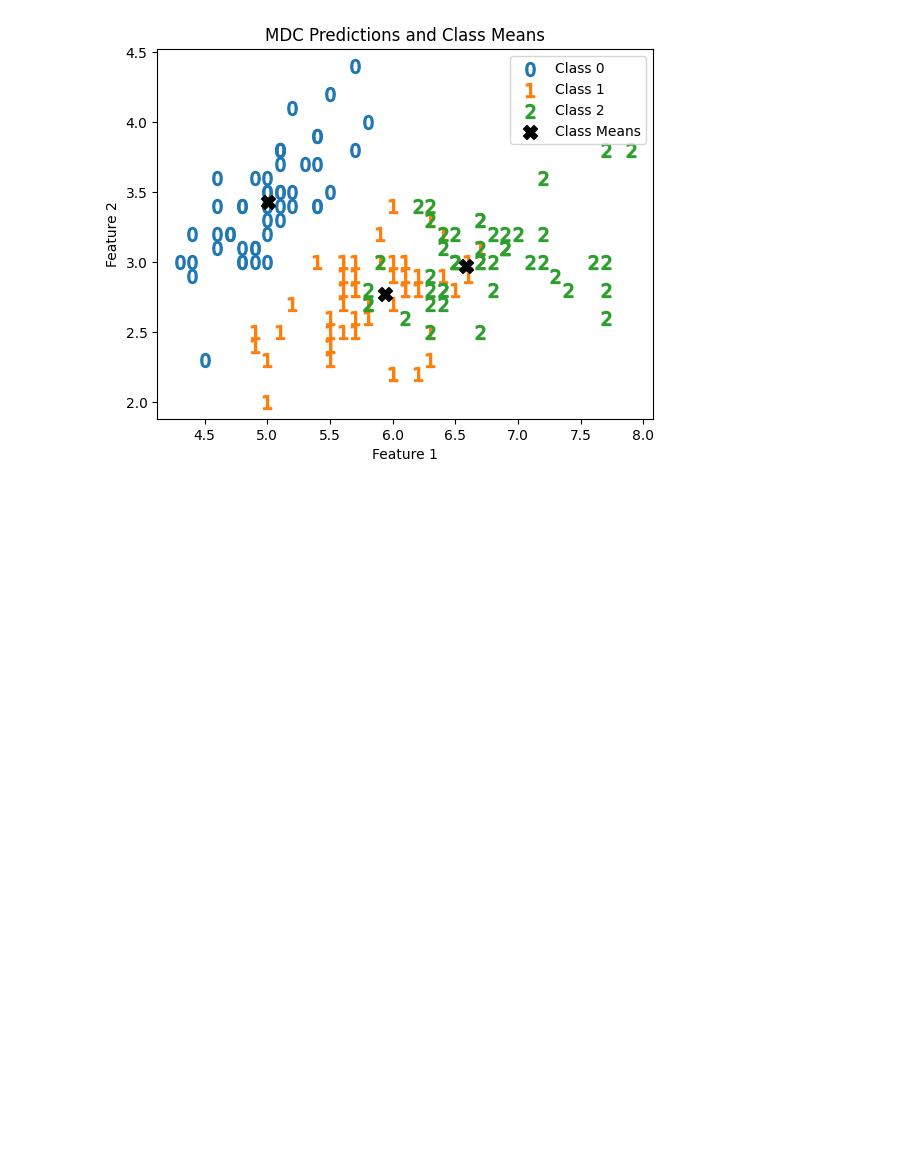
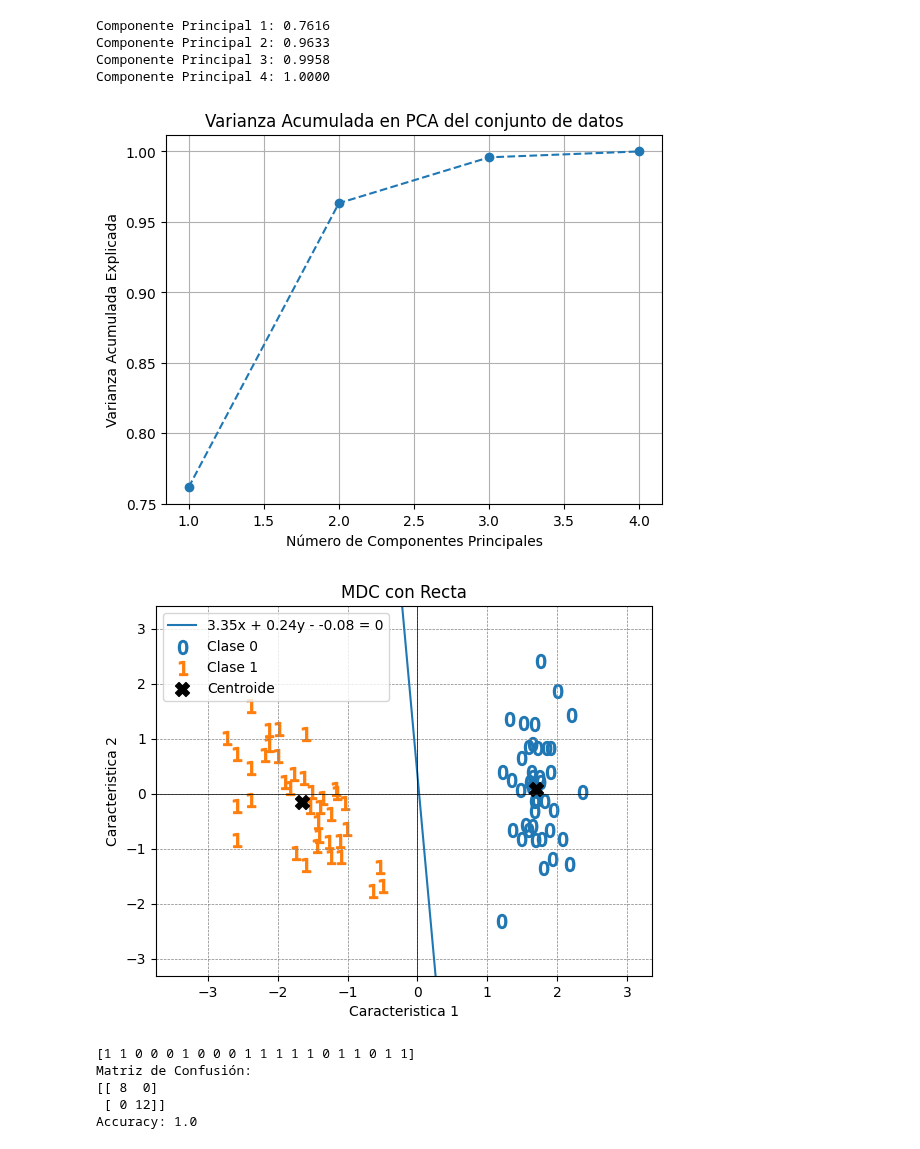
Before and after one commit to DiegoCastr00/VisionArtificial, a Jupyter notebook: MinimunClass.ipynb, the cells around one changed output. Cells and saved outputs as stored; diff of their text form; code cells hidden in the pictures; blank space fills up the shorter version.

```diff
--- a/MinimunClass.ipynb
+++ b/MinimunClass.ipynb
@@ -67,6 +0,0 @@ class MDC():
-# %%
-MDCIris = MDC()
-MDCIris.getCentroids(data, target)
-MDCIris.getGraphics(data)
-# %% [output]
-[figure, removed]
@@ -72,0 +18,42 @@ MDCIris.getGraphics(data)
+# %%
+data = iris.data[:100, :]  # Tomar solo los primeros 100 datos
+target = iris.target[:100]
+pca = PCA(data,2)
+PCA_varianza(data)
+MDCIris = MDC()
+
+np.random.seed(42)
+
+indices = np.arange(pca.shape[0])
+np.random.shuffle(indices)
+
+train_size = int(0.8 * len(indices))
+
+train_indices = indices[:train_size]
+test_indices = indices[train_size:]
+
+X_train, y_train = pca[train_indices], target[train_indices]
+X_test, y_test = pca[test_indices], target[test_indices]
+
+MDCIris.getCentroids(X_train, y_train)
+MDCIris.getGraphicsConRecta(X_train)
+print(MDCIris.predict(X_test))
+
+cm = confusion_matrix(y_test,MDCIris.predict(X_test))
+print("Matriz de Confusión:")
+print(cm)
+
+accuracy = accuracy_score(y_test,MDCIris.predict(X_test))
+print("Accuracy:", accuracy)
+# %% [output]
+Componente Principal 1: 0.7616
+Componente Principal 2: 0.9633
+Componente Principal 3: 0.9958
+Componente Principal 4: 1.0000
+[figure, added]
+[figure, added]
+[1 1 0 0 0 1 0 0 0 1 1 1 1 1 0 1 1 0 1 1]
+Matriz de Confusión:
+[[ 8  0]
+ [ 0 12]]
+Accuracy: 1.0
```
Also changed, not shown: parts of 8 cells of this notebook.
